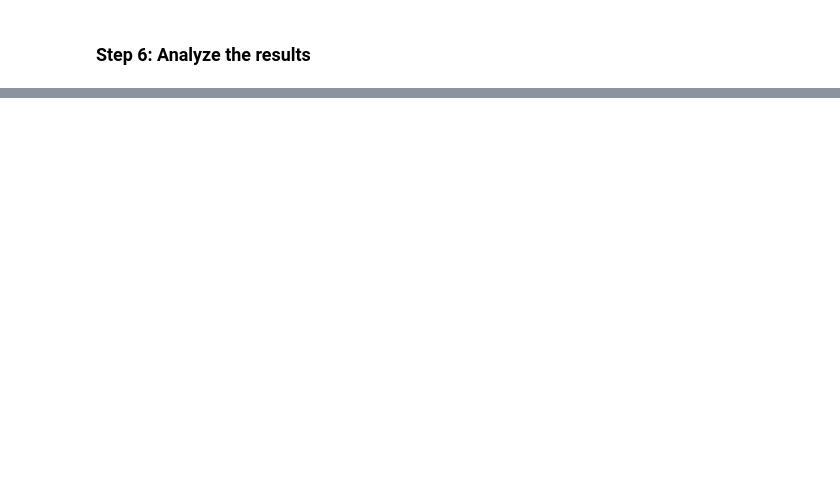
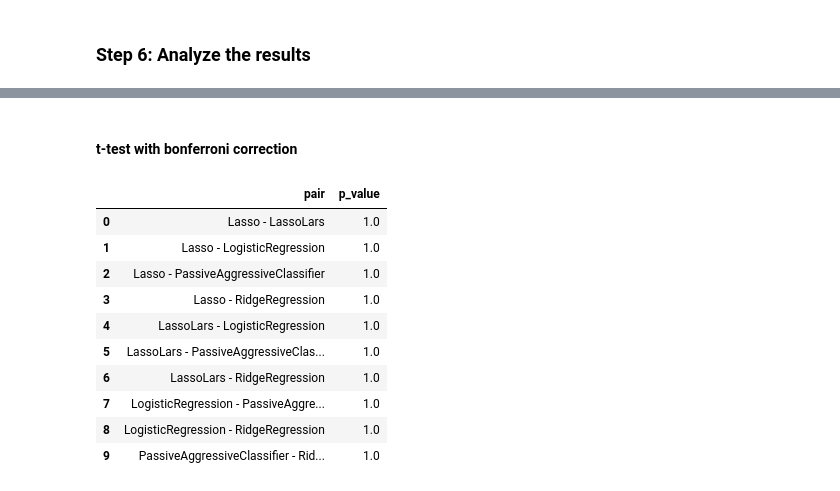
Before and after one commit to sktime/mlaut, a Jupyter notebook: mleap.ipynb, the cells around one changed output, grey strips where cells are left out. Saved outputs shown, nothing was run; the diff lists cells and outputs as text; code cells hidden in the pictures; blank space fills up the shorter version.

```diff
--- a/mleap.ipynb
+++ b/mleap.ipynb
@@ -66,0 +123,17 @@ print(t_test_df)
+# %% [markdown]
+#### t-test with bonferroni correction
+# %%
+t_test_bonferroni, t_test_bonferroni_df = analyze.t_test_with_bonferroni_correction(observations)
+t_test_bonferroni_df
+# %% [output]
+|  | pair | p_value |
+| 0 | Lasso - LassoLars | 1.0 |
+| 1 | Lasso - LogisticRegression | 1.0 |
+| 2 | Lasso - PassiveAggressiveClassifier | 1.0 |
+| 3 | Lasso - RidgeRegression | 1.0 |
+| 4 | LassoLars - LogisticRegression | 1.0 |
+| 5 | LassoLars - PassiveAggressiveClas... | 1.0 |
+| 6 | LassoLars - RidgeRegression | 1.0 |
+| 7 | LogisticRegression - PassiveAggre... | 1.0 |
+| 8 | LogisticRegression - RidgeRegression | 1.0 |
+| 9 | PassiveAggressiveClassifier - Rid... | 1.0 |
```
Also changed, not shown: parts of 16 cells of this notebook.
